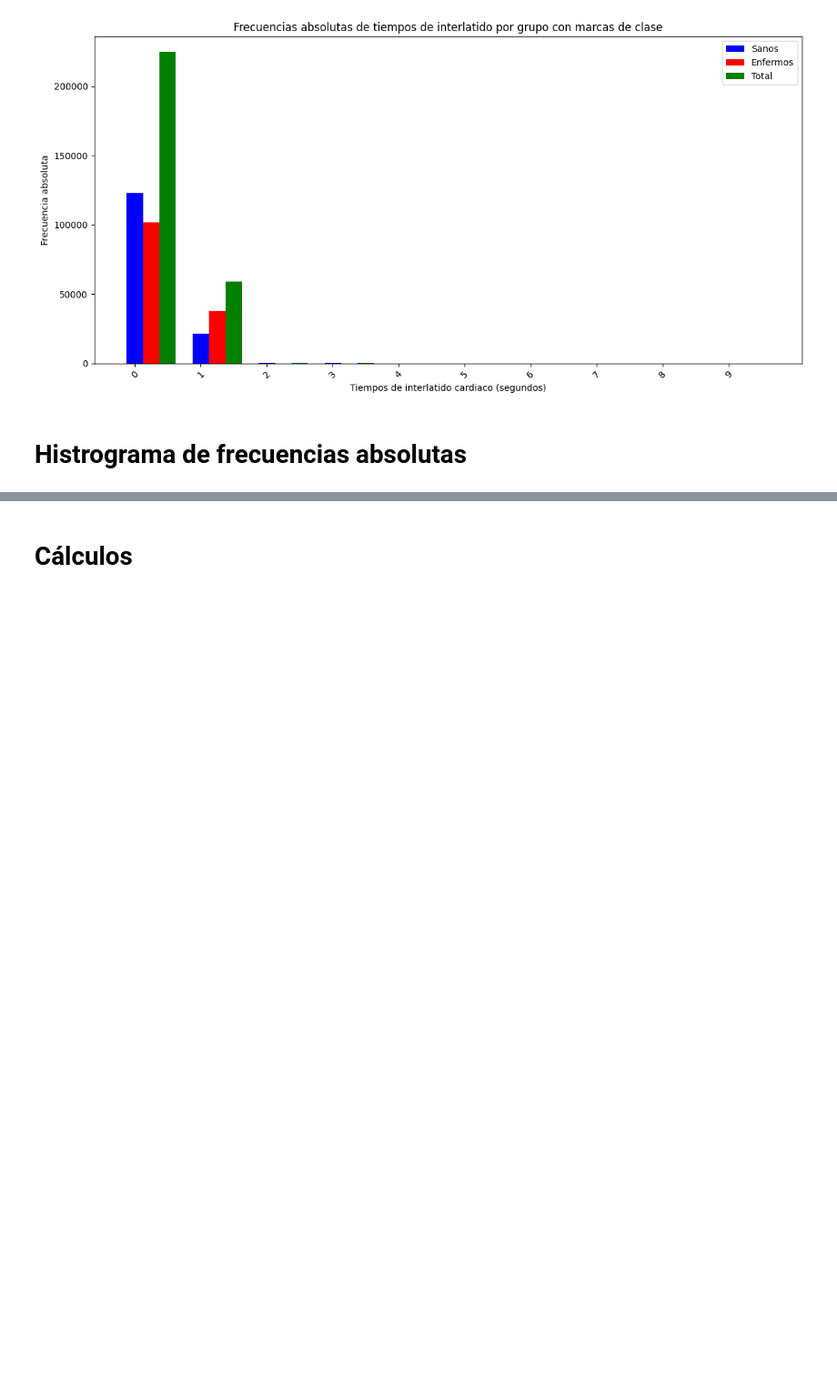
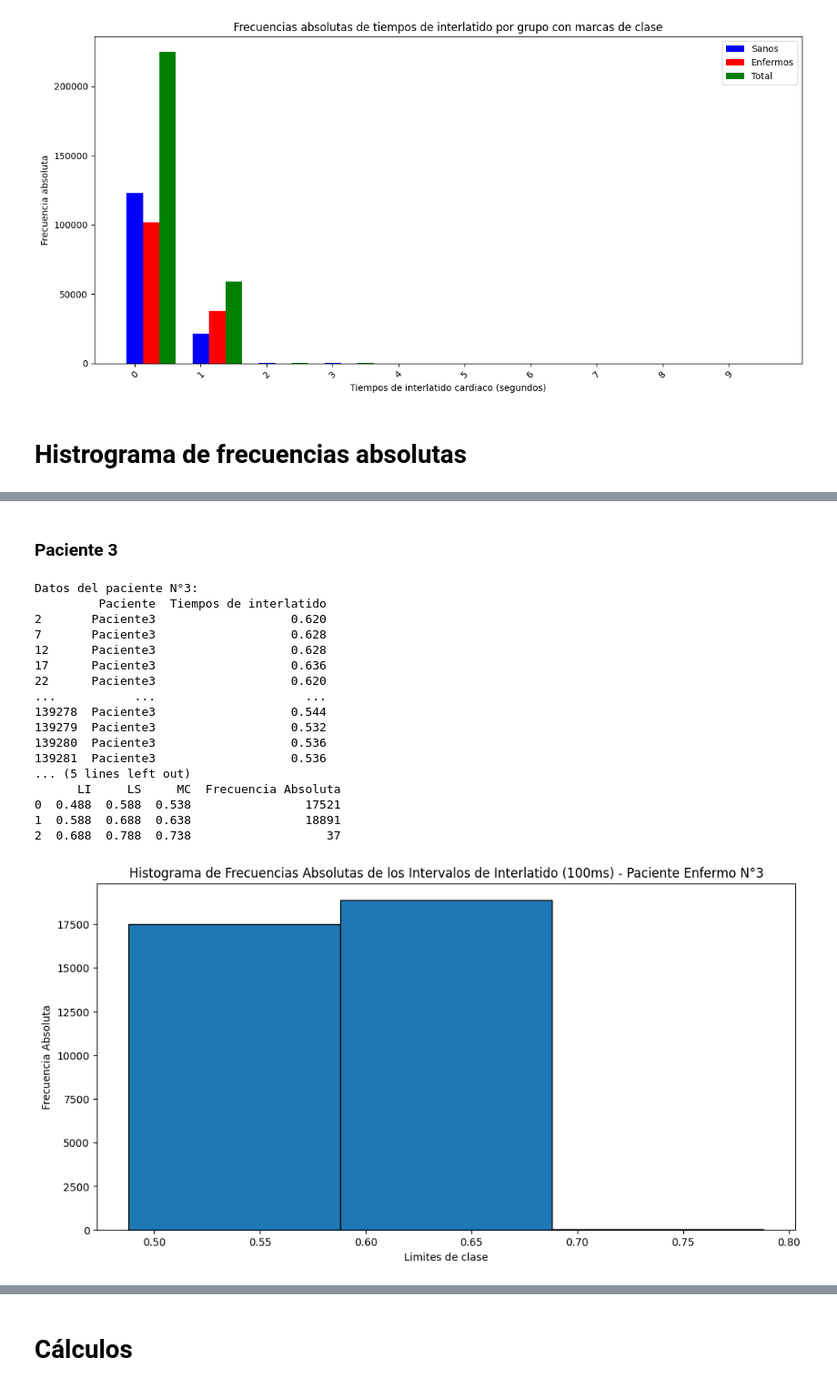
Before and after one commit to ThonnyRG/pacientes_enfermos_y_sanos_analisis, a Jupyter notebook: DATOS_BIOESTADÍSTICOS.ipynb, the cells around one changed output, grey strips where cells are left out. Shown at 91% size. Saved outputs shown, nothing was run; the diff lists cells and outputs as text; code cells hidden in the pictures; blank space fills up the shorter version.

```diff
--- a/DATOS_BIOESTADÍSTICOS.ipynb
+++ b/DATOS_BIOESTADÍSTICOS.ipynb
@@ -662,0 +800,55 @@ Tabla de frecuencias absolutas de tiempos de interlatido por grupo con marcas de
+# %% [markdown]
+### Paciente 3
+# %%
+# Filtrar datos del paciente "Paciente2"
+df_paciente_3 = df_enfermos[df_enfermos['Paciente'] == 'Paciente3']
+
+print("Datos del paciente N°3:")
+print(df_paciente_3)
+
+
+# Definir intervalos de clase basados en los datos reales (100ms)
+min_val = df_paciente_3['Tiempos de interlatido'].min()
+max_val = df_paciente_3['Tiempos de interlatido'].max()
+intervalos = pd.interval_range(start=min_val, end=max_val, freq=0.1)
+
+# Calcular las frecuencias absolutas
+frecuencias = pd.cut(df_paciente_3['Tiempos de interlatido'], bins=intervalos).value_counts().sort_index()
+
+# Crear tabla de frecuencias con los títulos especificados
+tabla_frecuencias = pd.DataFrame({
+    'LI': [interval.left for interval in intervalos],
+    'LS': [interval.right for interval in intervalos],
+    'MC': [interval.mid for interval in intervalos],
+    'Frecuencia Absoluta': frecuencias.values
+})
+
+print("\nTabla de frecuencias absolutas de los intervalos de interlatido (100ms) para el paciente enfermo N°3:")
+print(tabla_frecuencias)
+
+# Graficar histograma de frecuencias absolutas
+plt.figure(figsize=(12, 6))
+plt.bar(tabla_frecuencias['MC'], tabla_frecuencias['Frecuencia Absoluta'], width=0.1, edgecolor='black', align='center')
+plt.xlabel('Limites de clase')
+plt.ylabel('Frecuencia Absoluta')
+plt.title('Histograma de Frecuencias Absolutas de los Intervalos de Interlatido (100ms) - Paciente Enfermo N°3')
+plt.show()
+# %% [output]
+Datos del paciente N°3:
+         Paciente  Tiempos de interlatido
+2       Paciente3                   0.620
+7       Paciente3                   0.628
+12      Paciente3                   0.628
+17      Paciente3                   0.636
+22      Paciente3                   0.620
+...           ...                     ...
+139278  Paciente3                   0.544
+139279  Paciente3                   0.532
+139280  Paciente3                   0.536
+139281  Paciente3                   0.536
+... (5 lines left out)
+      LI     LS     MC  Frecuencia Absoluta
+0  0.488  0.588  0.538                17521
+1  0.588  0.688  0.638                18891
+2  0.688  0.788  0.738                   37
+[figure, added]
```
Also changed, not shown: parts of 22 cells of this notebook.
